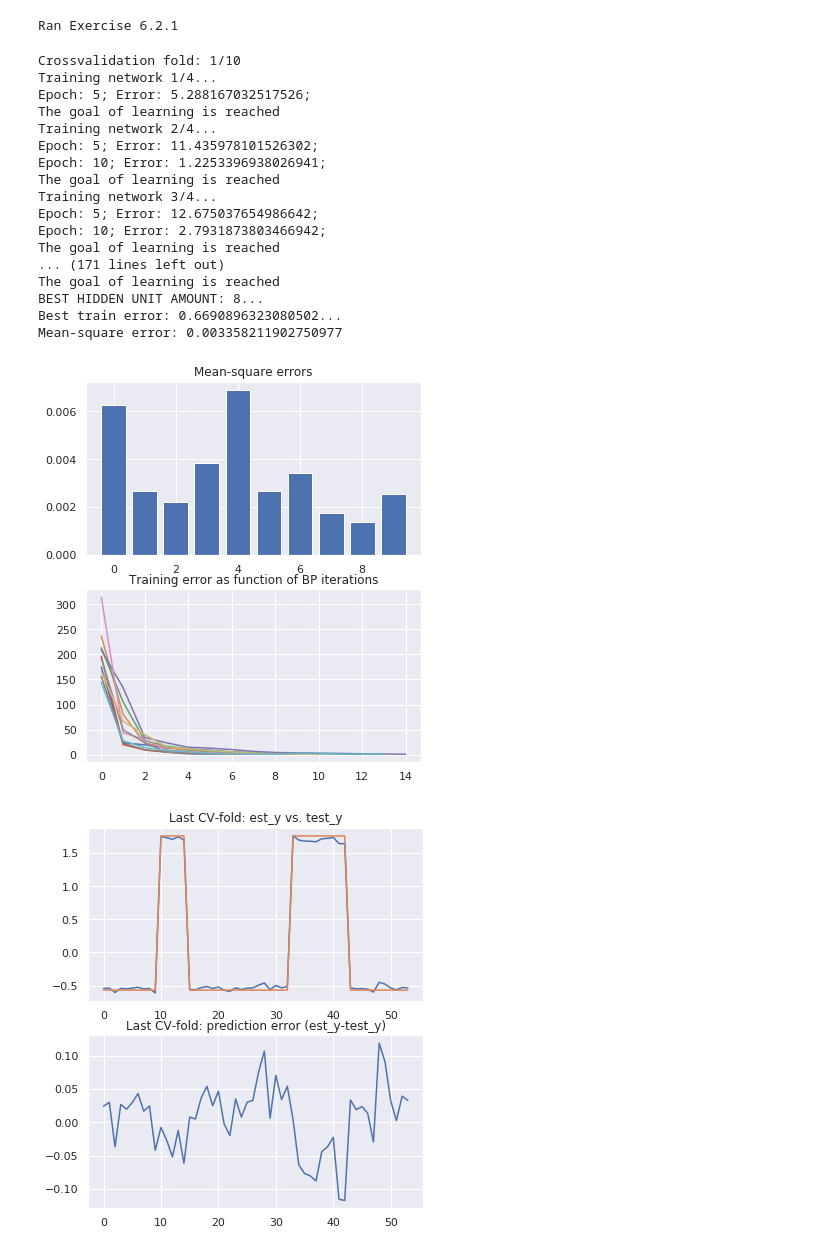
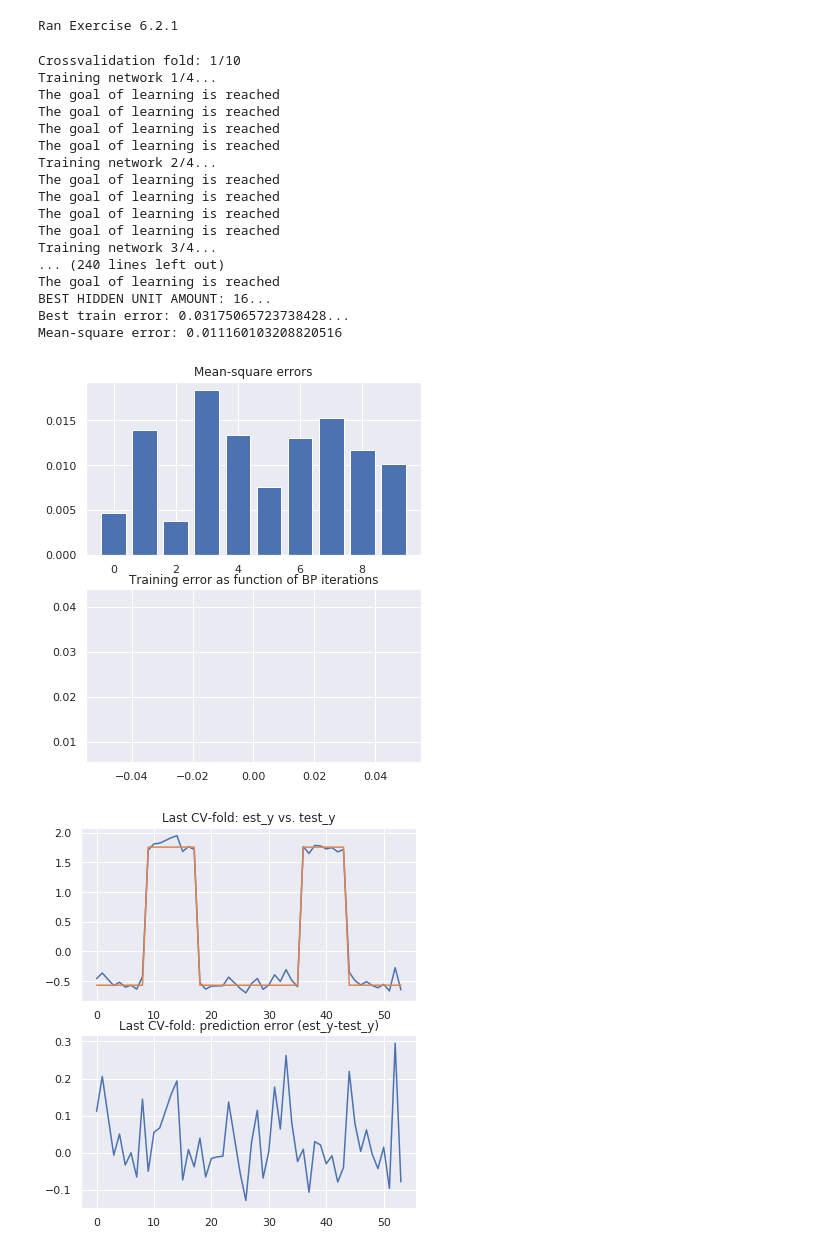
Before and after one commit to eyyupoglu/ML_project2, a Jupyter notebook: project2.ipynb, the cells around one changed output. Cells and saved outputs as stored; diff of their text form; code cells hidden in the pictures.

Commit message:
A small things for question 5 is left

```diff
--- a/project2.ipynb
+++ b/project2.ipynb
@@ -391,7 +391,7 @@ best_hidden_n_list = list()
 k=0
 
 
-def glm_validate(X,y,cvf=10):
+def ann_CV(X,y,ann,cvf=10):
     ''' Validate linear regression model using 'cvf'-fold cross validation.
         The loss function computed as mean squared error on validation set (MSE).
         Function returns MSE averaged over 'cvf' folds.
@@ -410,9 +410,12 @@ def glm_validate(X,y,cvf=10):
         y_train = y[train_index]
         X_test = X[test_index]
         y_test = y[test_index]
-        m = linear_model.Ridge(fit_intercept=True, alpha = 100).fit(X_train, y_train)
-        validation_error[f] = np.square(y_test-m.predict(X_test)).sum()/y_test.shape[0]
+        m = ann.train(X_train, y_train.reshape(-1,1), goal=learning_goal, epochs=max_epochs, show=show_error_freq)
+        m2 = linear_model.Ridge(fit_intercept=True, alpha = 100).fit(X_train, y_train)
+        validation_error[f] = np.square(y_test-ann.sim(X_test).squeeze()).sum()/y_test.shape[0]
         f=f+1
+
+
     return validation_error.mean()
 
 
@@ -434,12 +437,12 @@ for train_index, test_index in CV.split(X,y):
         if i==0:
             bestnet.append(ann)
         # train network
-        train_error = ann.train(X_train, y_train.reshape(-1,1), goal=learning_goal, epochs=max_epochs, show=show_error_freq)
-        if train_error[-1]<best_train_error:
+        train_error = ann_CV(X_test, y_test, ann, cvf = 4)
+        if train_error<best_train_error:
             bestnet[k]=ann
-            best_train_error = train_error[-1]
+            best_train_error = train_error
             best_hidden_n = n_hidden_units[i]
-            error_hist[range(len(train_error)),k] = train_error
+            error_hist[range(1),k] = train_error
     print('BEST HIDDEN UNIT AMOUNT: {0}...'.format(best_hidden_n))
     best_hidden_n_list.append(best_hidden_n)
     best_errors.append(best_train_error)
@@ -447,43 +450,43 @@ for train_index, test_index in CV.split(X,y):
     y_est = bestnet[k].sim(X_test).squeeze()
     errors[k] = np.power(y_est-y_test,2).sum().astype(float)/y_test.shape[0]
     k+=1
     #break
 
 # Print the average least squares error
 print('Mean-square error: {0}'.format(np.mean(errors)))
 
 figure(figsize=(6,7));
 subplot(2,1,1); bar(range(0,K),errors); title('Mean-square errors');
 subplot(2,1,2); plot(error_hist); title('Training error as function of BP iterations');
 figure(figsize=(6,7));
 subplot(2,1,1); plot(y_est); plot(y_test); title('Last CV-fold: est_y vs. test_y');
 subplot(2,1,2); plot((y_est-y_test)); title('Last CV-fold: prediction error (est_y-test_y)');
 savefig('ann_regression.png')
 show()
 
 print('Ran Exercise 8.2.6')
 
 #% The weights if the network can be extracted via
 #bestnet[0].layers[0].np['w'] # Get the weights of the first layer
 #bestnet[0].layers[0].np['b'] # Get the bias of the first layer
 # %% [output]
 Crossvalidation fold: 1/10
 Training network 1/4...
-Epoch: 5; Error: 5.288167032517526;
+The goal of learning is reached
+The goal of learning is reached
+The goal of learning is reached
 The goal of learning is reached
 Training network 2/4...
-Epoch: 5; Error: 11.435978101526302;
-Epoch: 10; Error: 1.2253396938026941;
+The goal of learning is reached
+The goal of learning is reached
+The goal of learning is reached
 The goal of learning is reached
 Training network 3/4...
-Epoch: 5; Error: 12.675037654986642;
-Epoch: 10; Error: 2.7931873803466942;
+... (240 lines left out)
 The goal of learning is reached
-... (171 lines left out)
-The goal of learning is reached
-BEST HIDDEN UNIT AMOUNT: 8...
-Best train error: 0.6690896323080502...
-Mean-square error: 0.003358211902750977
+BEST HIDDEN UNIT AMOUNT: 16...
+Best train error: 0.03175065723738428...
+Mean-square error: 0.011160103208820516
-[figure, old version]
+[figure, new version]
-[figure, old version]
+[figure, new version]
 Ran Exercise 8.2.6
```
Also changed, not shown: parts of 1 cell of this notebook.
